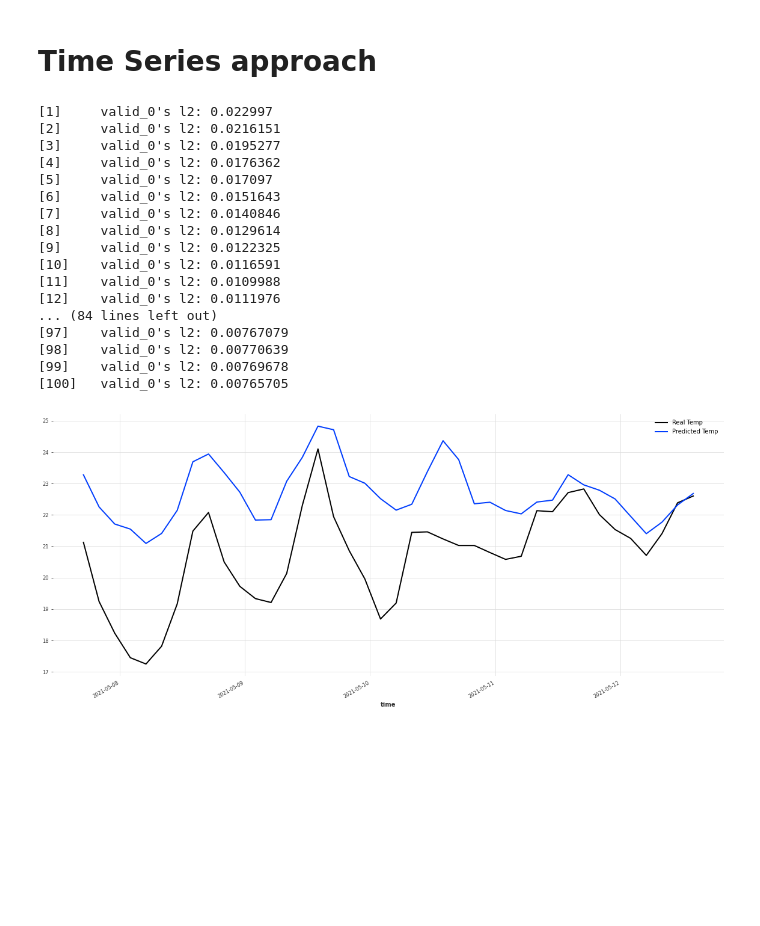
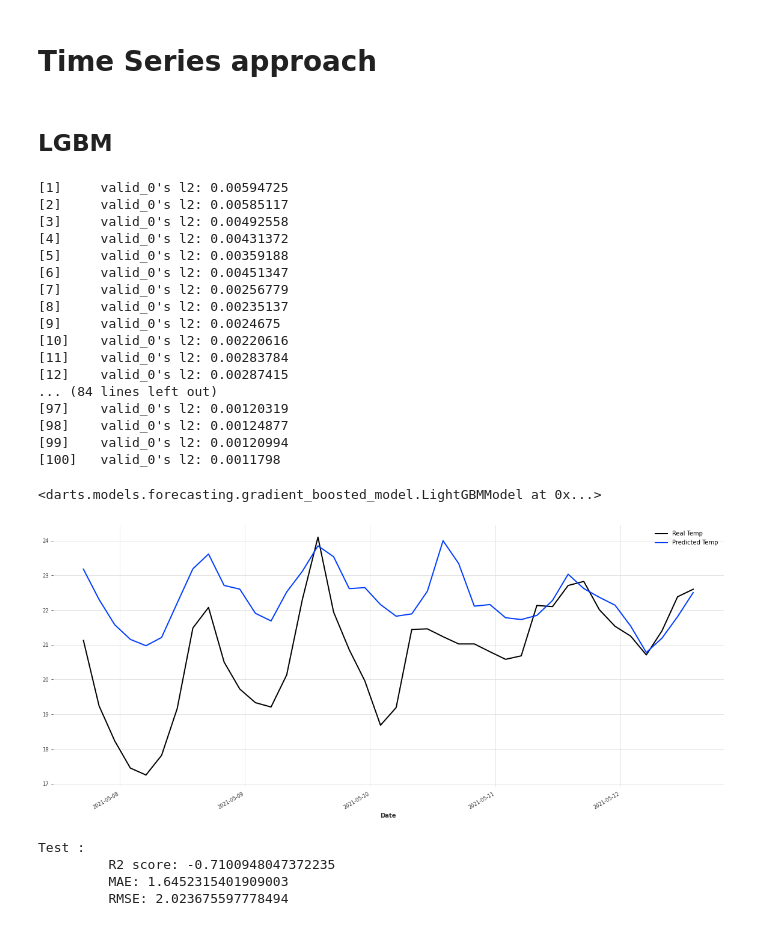
Before and after one commit to Mustapha-AJEGHRIR/temperature_prediction_roulam, a Jupyter notebook: notebooks/series.ipynb, the cells around one changed output. Cells and saved outputs as stored; diff of their text form; code cells hidden in the pictures; blank space fills up the shorter version.

```diff
--- a/notebooks/series.ipynb
+++ b/notebooks/series.ipynb
@@ -132,9 +134,11 @@ x_train = x_train.add_holidays("FR")
 x_test = x_test.add_holidays("FR")
 # %% [markdown]
 # Time Series approach
+# %% [markdown]
+## LGBM
 # %%
-lgbm = LightGBMModel(lags = 8*3, #3 days = 8 * 3h *3
-                    lags_future_covariates= (8*3, 3)
+lgbm = LightGBMModel(lags = 8*6, #3 days = 8 * 3h *3
+                    lags_future_covariates= (8*3, 1)
                     )
 # %%
 lgbm.fit(
@@ -144,28 +148,42 @@ lgbm.fit(
             val_future_covariates= x_test
         )
 # %% [output]
-[1]     valid_0's l2: 0.022997
-[2]     valid_0's l2: 0.0216151
-[3]     valid_0's l2: 0.0195277
-[4]     valid_0's l2: 0.0176362
-[5]     valid_0's l2: 0.017097
-[6]     valid_0's l2: 0.0151643
-[7]     valid_0's l2: 0.0140846
-[8]     valid_0's l2: 0.0129614
-[9]     valid_0's l2: 0.0122325
-[10]    valid_0's l2: 0.0116591
-[11]    valid_0's l2: 0.0109988
-[12]    valid_0's l2: 0.0111976
+[1]     valid_0's l2: 0.00594725
+[2]     valid_0's l2: 0.00585117
+[3]     valid_0's l2: 0.00492558
+[4]     valid_0's l2: 0.00431372
+[5]     valid_0's l2: 0.00359188
+[6]     valid_0's l2: 0.00451347
+[7]     valid_0's l2: 0.00256779
+[8]     valid_0's l2: 0.00235137
+[9]     valid_0's l2: 0.0024675
+[10]    valid_0's l2: 0.00220616
+[11]    valid_0's l2: 0.00283784
+[12]    valid_0's l2: 0.00287415
 ... (84 lines left out)
-[97]    valid_0's l2: 0.00767079
-[98]    valid_0's l2: 0.00770639
-[99]    valid_0's l2: 0.00769678
-[100]   valid_0's l2: 0.00765705
+[97]    valid_0's l2: 0.00120319
+[98]    valid_0's l2: 0.00124877
+[99]    valid_0's l2: 0.00120994
+[100]   valid_0's l2: 0.0011798
+<darts.models.forecasting.gradient_boosted_model.LightGBMModel at 0x...>
 # %%
 plt.figure(figsize=(20,8))
-y_scaler.inverse_transform(y_test[:40]).plot(label='Real Temp')
-y_scaler.inverse_transform(lgbm.predict(40, y_train,
+real = y_scaler.inverse_transform(y_test[:40])
+real.plot(label='Real Temp')
+
+pred = y_scaler.inverse_transform(lgbm.predict(40, y_train,
             future_covariates=x_train.append(x_test)
-            )).plot(label='Predicted Temp')
+            ))
+pred.plot(label='Predicted Temp')
 # %% [output]
-[figure, old version]
+[figure, new version]
+# %%
+print("Test :")
+print("\t R2 score:", darts.metrics.metrics.r2_score(real, pred))
+print("\t MAE:", darts.metrics.metrics.mae(real, pred))
+print("\t RMSE:", darts.metrics.metrics.rmse(real, pred))
+# %% [output]
+Test :
+         R2 score: -0.7100948047372235
+         MAE: 1.6452315401909003
+         RMSE: 2.023675597778494
```
Also changed, not shown: parts of 1 cell of this notebook, 1 other file.
